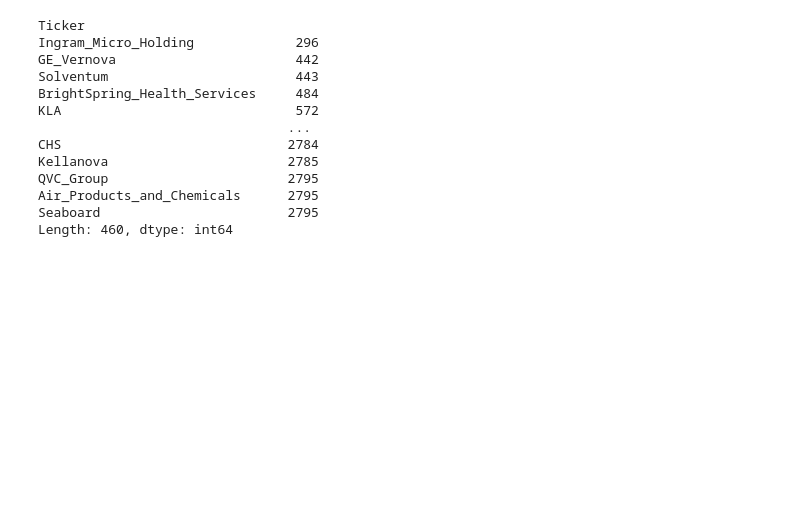
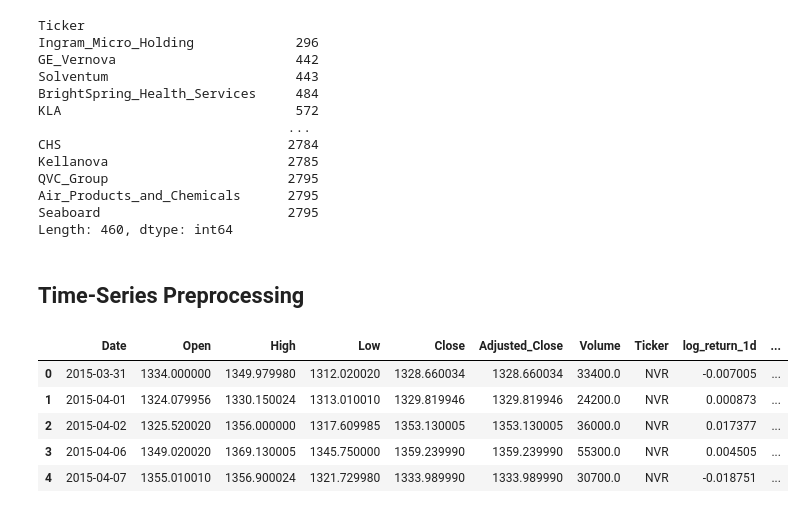
Before and after one commit to gorkemyencak/stock-volatility-time-series-analysis, a Jupyter notebook: main.ipynb, the cells around one changed output. Cells and saved outputs as stored; diff of their text form; code cells hidden in the pictures; blank space fills up the shorter version.

Commit message:
feature engineering

```diff
--- a/main.ipynb
+++ b/main.ipynb
@@ -158,3 +161,59 @@ for ticker, df in clean_data.items():
         processed_dir / f"{ticker}_cleaned.csv",
         index = False
     )
+# %% [markdown]
+## Time-Series Preprocessing
+# %%
+# Feature parameters
+"""
+window_return: daily / weekly / monthly
+window_volume: short / medium / long
+"""
+window_return = [1, 5, 20]
+window_volume = [5, 20, 60]
+
+# Feature engineering
+feature_data = {}
+
+for ticker, df in clean_data.items():
+    df = df.copy()
+
+    # Ensuring non-negative Adjusted_Close
+    df = df[df['Adjusted_Close'] > 0].copy()
+
+    # Returns
+    df.loc[:, 'log_return_1d'] = np.log(df['Adjusted_Close']).diff()
+
+    for r in window_return[1:]:
+        df.loc[:, f'log_return_{r}d'] = np.log(df['Adjusted_Close']).diff(r)
+
+    # Volatility
+    for v in window_volume[:]:
+        df.loc[:, f'volatility_{v}d'] = df['log_return_1d'].rolling(v).std()
+
+    # Simple Return
+    df.loc[:, 'simple_return_1d'] = df['Adjusted_Close'].pct_change()
+
+    # Drawdown
+    rolling_max = df['Adjusted_Close'].cummax()
+    df.loc[:, 'drawdown'] = (df['Adjusted_Close'] - rolling_max) / rolling_max
+
+    # Drop NAs
+    df = df.dropna().reset_index(drop=True)
+
+    feature_data[ticker] = df
+
+# Concatenating the tickers within the feature_data dictionary
+feature_data_df = pd.concat(
+    feature_data.values(),
+    ignore_index = True
+)
+
+feature_data_df.head()
+# %% [output]
+|  | Date | Open | High | Low | Close | Adjusted_Close | Volume | Ticker | log_return_1d | ... |
+| 0 | 2015-03-31 | 1334.000000 | 1349.979980 | 1312.020020 | 1328.660034 | 1328.660034 | 33400.0 | NVR | -0.007005 | ... |
+| 1 | 2015-04-01 | 1324.079956 | 1330.150024 | 1313.010010 | 1329.819946 | 1329.819946 | 24200.0 | NVR | 0.000873 | ... |
+| 2 | 2015-04-02 | 1325.520020 | 1356.000000 | 1317.609985 | 1353.130005 | 1353.130005 | 36000.0 | NVR | 0.017377 | ... |
+| 3 | 2015-04-06 | 1349.020020 | 1369.130005 | 1345.750000 | 1359.239990 | 1359.239990 | 55300.0 | NVR | 0.004505 | ... |
+| 4 | 2015-04-07 | 1355.010010 | 1356.900024 | 1321.729980 | 1333.989990 | 1333.989990 | 30700.0 | NVR | -0.018751 | ... |
```
Also changed, not shown: parts of 10 cells of this notebook, 1 other file.
